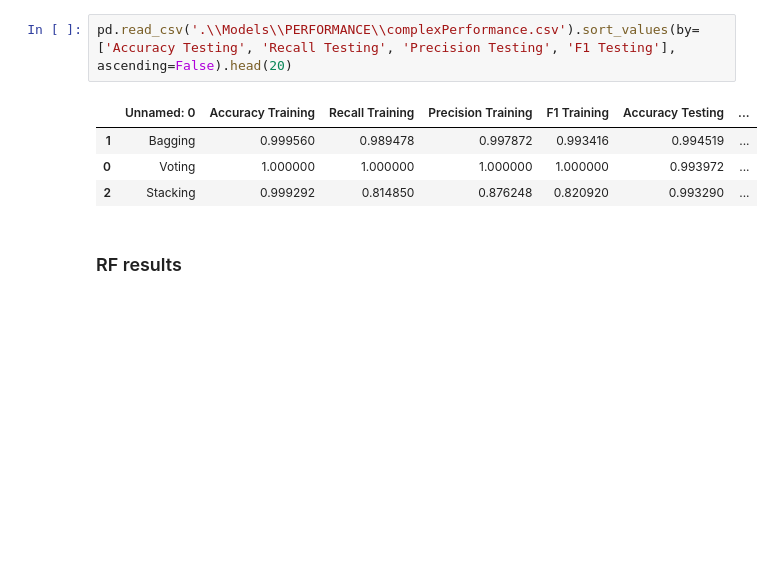
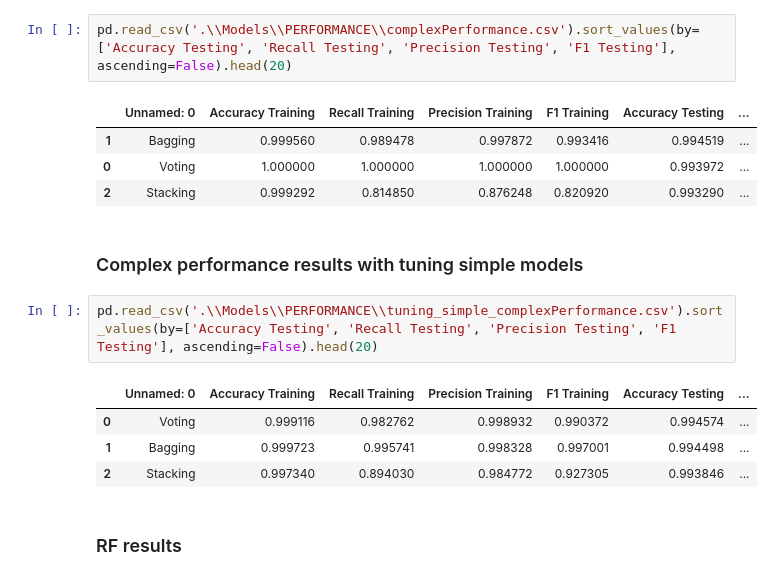
Before and after one commit to mcrayssac/CIC_IoT_Cyber_Attacks, a Jupyter notebook: example.ipynb, the cells around one changed output. Drawn from its saved outputs; the diff is of its cells as text; blank space fills up the shorter version.

```diff
--- a/example.ipynb
+++ b/example.ipynb
@@ -349,6 +349,15 @@ pd.read_csv('.\\Models\\PERFORMANCE\\complexPerformance.csv').sort_values(by=['A
 | 1 | Bagging | 0.999560 | 0.989478 | 0.997872 | 0.993416 | 0.994519 | ... |
 | 0 | Voting | 1.000000 | 1.000000 | 1.000000 | 1.000000 | 0.993972 | ... |
 | 2 | Stacking | 0.999292 | 0.814850 | 0.876248 | 0.820920 | 0.993290 | ... |
+# %% [markdown]
+### Complex performance results with tuning simple models
+# %%
+pd.read_csv('.\\Models\\PERFORMANCE\\tuning_simple_complexPerformance.csv').sort_values(by=['Accuracy Testing', 'Recall Testing', 'Precision Testing', 'F1 Testing'], ascending=False).head(20)
+# %% [output]
+|  | Unnamed: 0 | Accuracy Training | Recall Training | Precision Training | F1 Training | Accuracy Testing | ... |
+| 0 | Voting | 0.999116 | 0.982762 | 0.998932 | 0.990372 | 0.994574 | ... |
+| 1 | Bagging | 0.999723 | 0.995741 | 0.998328 | 0.997001 | 0.994498 | ... |
+| 2 | Stacking | 0.997340 | 0.894030 | 0.984772 | 0.927305 | 0.993846 | ... |
 # %% [markdown]
 ### RF results
 # %%
```
Also changed, not shown: parts of 20 cells of this notebook, 3 other files.
